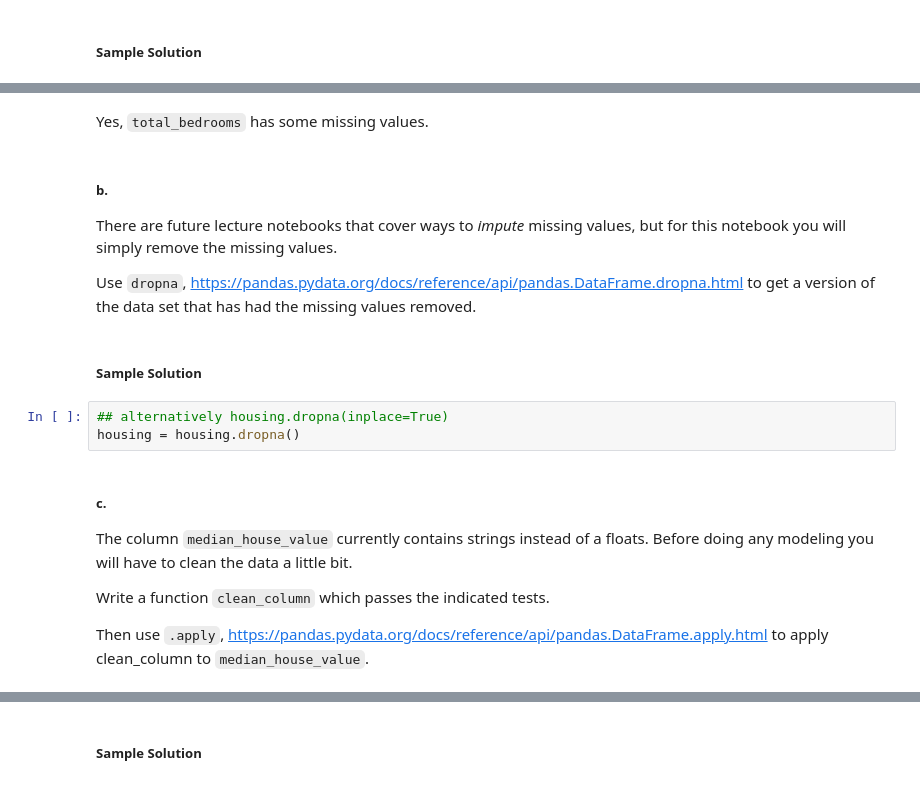
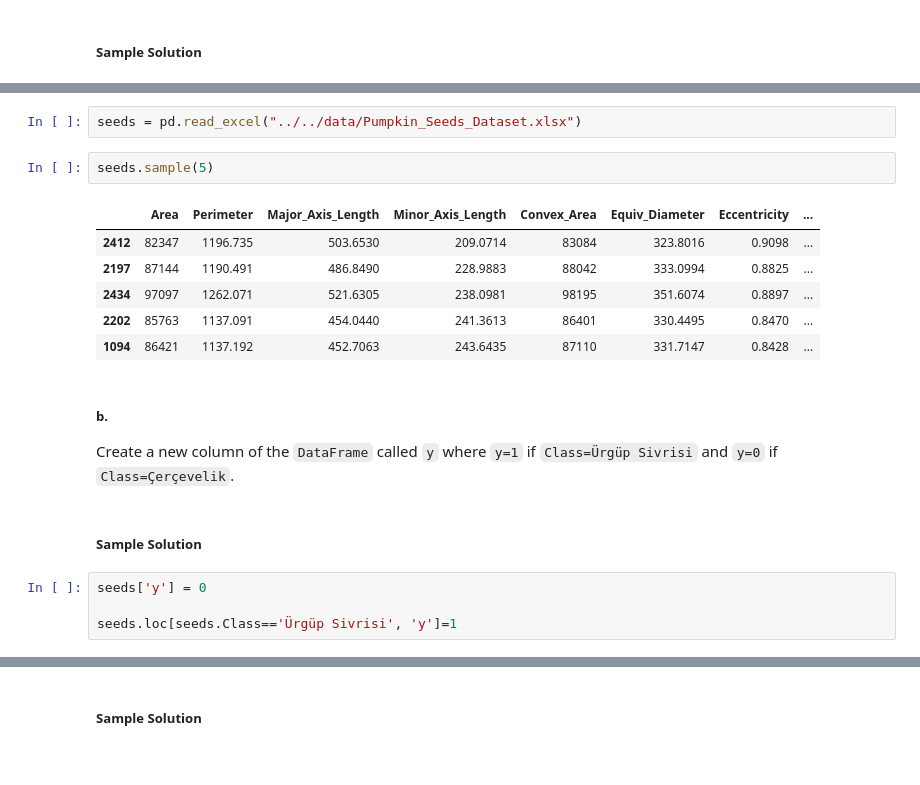
Before and after one commit to seroparelphd/data-science-fall-2025, a Jupyter notebook: problem_sessions/01_supervised_learning/1_Problem_Session_Complete.ipynb, the cells around one changed output, grey strips where cells are left out. Saved outputs shown, nothing was run; the diff lists cells and outputs as text.

```diff
--- a/problem_sessions/01_supervised_learning/1_Problem_Session_Complete.ipynb
+++ b/problem_sessions/01_supervised_learning/1_Problem_Session_Complete.ipynb
@@ -53,21 +27,21 @@ memory usage: 1.6+ MB
-# %% [markdown]
-Yes, `total_bedrooms` has some missing values.
-# %% [markdown]
-##### b.
-
-There are future lecture notebooks that cover ways to <i>impute</i> missing values, but for this notebook you will simply remove the missing values.
-
-Use `dropna`, <a href="https://pandas.pydata.org/docs/reference/api/pandas.DataFrame.dropna.html">https://pandas.pydata.org/docs/reference/api/pandas.DataFrame.dropna.html</a> to get a version of the data set that has had the missing values removed.
+# %%
+seeds = pd.read_excel("../../data/Pumpkin_Seeds_Dataset.xlsx")
+# %%
+seeds.sample(5)
+# %% [output]
+|  | Area | Perimeter | Major_Axis_Length | Minor_Axis_Length | Convex_Area | Equiv_Diameter | Eccentricity | ... |
+| 2412 | 82347 | 1196.735 | 503.6530 | 209.0714 | 83084 | 323.8016 | 0.9098 | ... |
+| 2197 | 87144 | 1190.491 | 486.8490 | 228.9883 | 88042 | 333.0994 | 0.8825 | ... |
+| 2434 | 97097 | 1262.071 | 521.6305 | 238.0981 | 98195 | 351.6074 | 0.8897 | ... |
+| 2202 | 85763 | 1137.091 | 454.0440 | 241.3613 | 86401 | 330.4495 | 0.8470 | ... |
+| 1094 | 86421 | 1137.192 | 452.7063 | 243.6435 | 87110 | 331.7147 | 0.8428 | ... |
+# %% [markdown]
+##### b.
+
+Create a new column of the `DataFrame` called `y` where `y=1` if `Class=Ürgüp Sivrisi` and `y=0` if `Class=Çerçevelik`.
 # %% [markdown]
 ##### Sample Solution
-# %%
-## alternatively housing.dropna(inplace=True)
-housing = housing.dropna()
-# %% [markdown]
-##### c.
-
-The column `median_house_value` currently contains strings instead of a floats.  Before doing any modeling you will have to clean the data a little bit.
-
-Write a function `clean_column` which passes the indicated tests.
-
-Then use `.apply`, <a href="https://pandas.pydata.org/docs/reference/api/pandas.DataFrame.apply.html">https://pandas.pydata.org/docs/reference/api/pandas.DataFrame.apply.html</a> to apply clean_column to `median_house_value`.
+# %%
+seeds['y'] = 0
+
+seeds.loc[seeds.Class=='Ürgüp Sivrisi', 'y']=1
```
Also changed, not shown: parts of 78 cells of this notebook, 1 other file.
